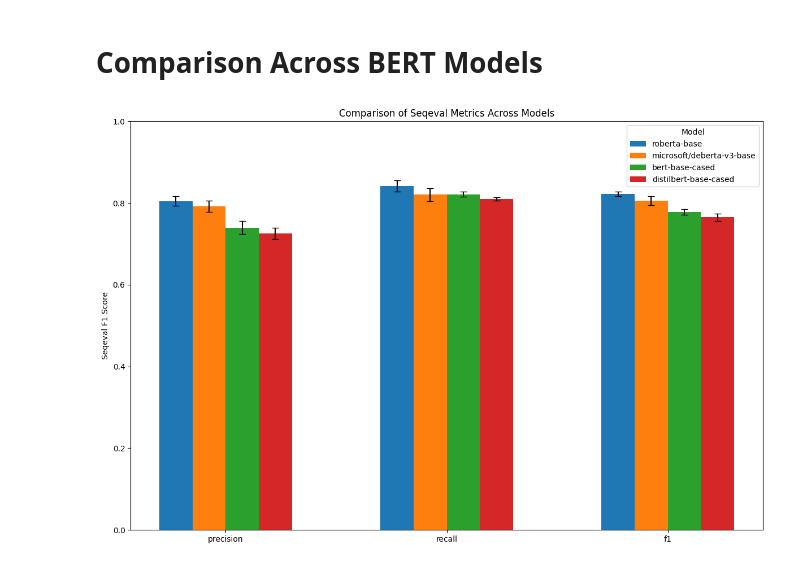
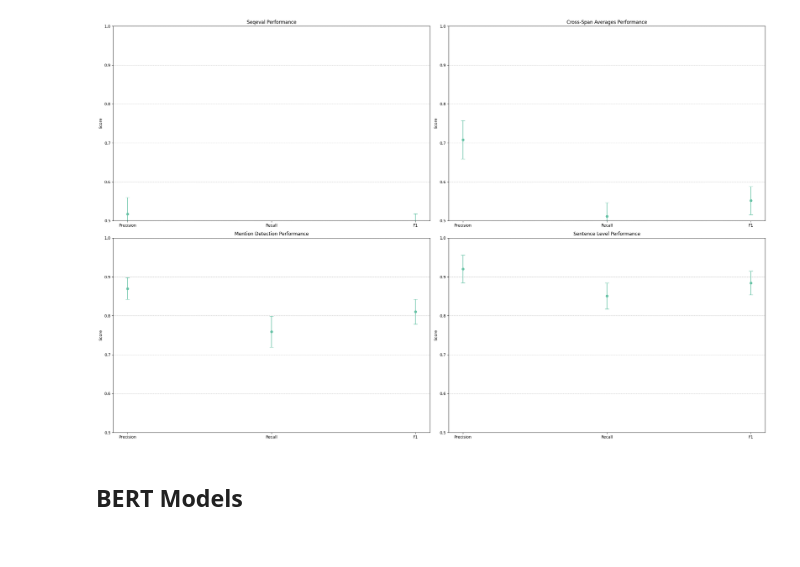
Before and after one commit to MaximilianWeiland/Master_Thesis, a Jupyter notebook: 04_classification_evaluation/group_mention_detection/visual_comparison_ner.ipynb, the cells around one changed output. Cells and saved outputs as stored; diff of their text form; code cells hidden in the pictures.

```diff
--- a/04_classification_evaluation/group_mention_detection/visual_comparison_ner.ipynb
+++ b/04_classification_evaluation/group_mention_detection/visual_comparison_ner.ipynb
@@ -46,32 +74,7 @@ all_metrics = dict(
+# %%
+#multi_within_metric_barplot(dictionary_results, focus_metrics, metric_title_remap=main_metrics_remap, group_width=0.7, color_scheme=plt.cm.Set2.colors)
+multi_within_metric_dotplot(dictionary_results, focus_metrics, metric_title_remap=main_metrics_remap, group_width=0.7, color_scheme=plt.cm.Set2.colors, marker="o")
+# %% [output]
+[figure, added]
 # %% [markdown]
-# Comparison Across BERT Models
+## **BERT Models**
-# %%
-# define bert models to look at
-models = list(bert_metrics.keys())
-metrics = ['precision', 'recall', 'f1']
-mean_values = np.array([[bert_metrics[m]['seqeval'][metric]["mean"] for metric in metrics] for m in models])
-lower_values = np.array([[bert_metrics[m]['seqeval'][metric]["lower"] for metric in metrics] for m in models])
-upper_values = np.array([[bert_metrics[m]['seqeval'][metric]["upper"] for metric in metrics] for m in models])
-yerr = np.stack([
-    mean_values - lower_values,
-    upper_values - mean_values
-])
-
-# create the plot
-x = np.arange(len(metrics))
-width = 0.15
-fig, ax = plt.subplots(figsize=(12, 8))
-for i, model in enumerate(models):
-    ax.bar(
-        x + i * width, mean_values[i], width, yerr=yerr[:, i, :], capsize=4, label=model
-    )
-ax.set_xticks(x + width*(len(models)-1)/2)
-ax.set_xticklabels(metrics)
-ax.set_ylabel('Seqeval F1 Score')
-ax.set_ylim(0, 1)
-ax.set_title('Comparison of Seqeval Metrics Across Models')
-ax.legend(title="Model")
-plt.tight_layout()
-plt.show()
-# %% [output]
-[figure, removed]
```
Also changed, not shown: parts of 20 cells of this notebook, 2 other files.
